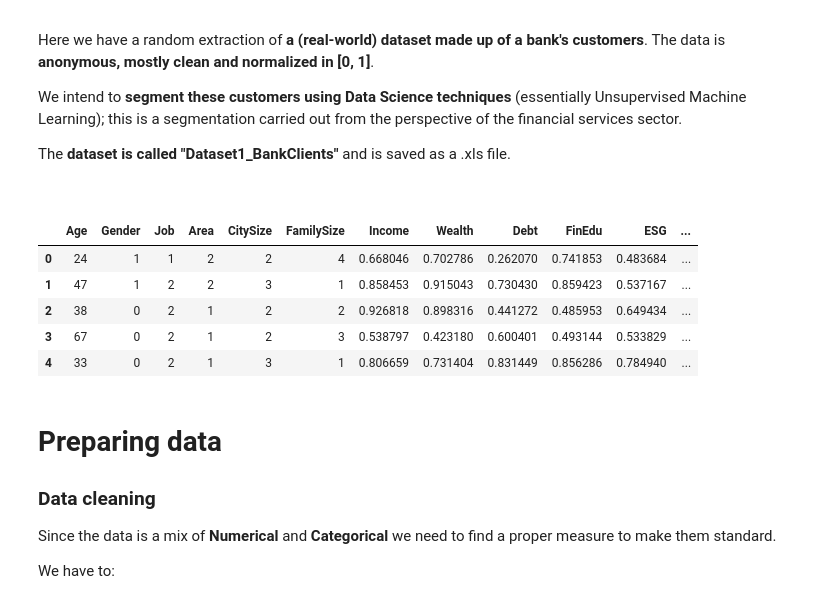
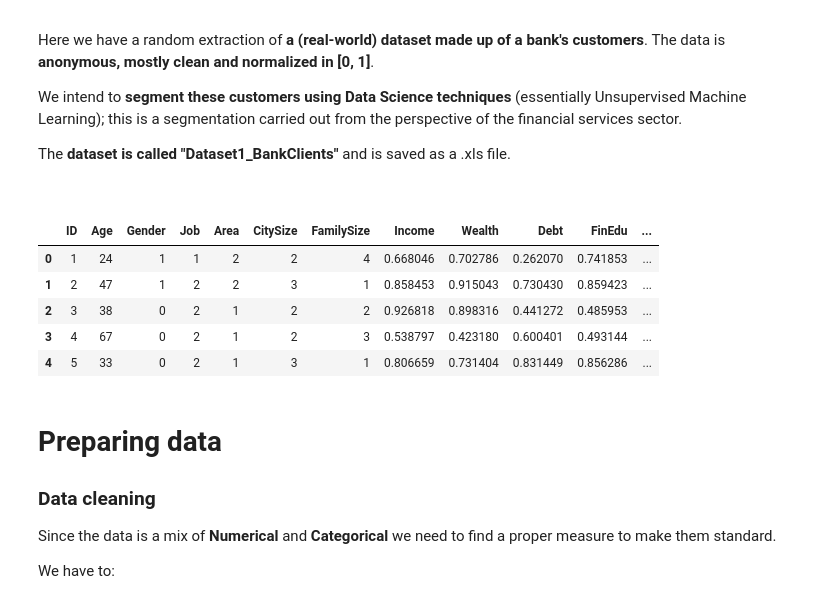
Before and after one commit to Smael-olk/Fintech, a Jupyter notebook: BusinessCase1/Main_Amir.ipynb, the cells around one changed output. Saved outputs shown, nothing was run; the diff lists cells and outputs as text; code cells hidden in the pictures.

```diff
--- a/BusinessCase1/Main_Amir.ipynb
+++ b/BusinessCase1/Main_Amir.ipynb
@@ -25,16 +25,17 @@ import Utilities
 # %%
 # Load data in a DataFrame
 path = "./Dataset1_BankClients.xlsx"
 data = pd.read_excel(path)
-data = data.drop(columns=['ID'])  # Replace 'ID' with the actual column name to drop
+# Don't drop the id
+#data = data.drop(columns=['ID'])
 data.head()
 # %% [output]
-|  | Age | Gender | Job | Area | CitySize | FamilySize | Income | Wealth | Debt | FinEdu | ESG | ... |
-| 0 | 24 | 1 | 1 | 2 | 2 | 4 | 0.668046 | 0.702786 | 0.262070 | 0.741853 | 0.483684 | ... |
-| 1 | 47 | 1 | 2 | 2 | 3 | 1 | 0.858453 | 0.915043 | 0.730430 | 0.859423 | 0.537167 | ... |
-| 2 | 38 | 0 | 2 | 1 | 2 | 2 | 0.926818 | 0.898316 | 0.441272 | 0.485953 | 0.649434 | ... |
-| 3 | 67 | 0 | 2 | 1 | 2 | 3 | 0.538797 | 0.423180 | 0.600401 | 0.493144 | 0.533829 | ... |
-| 4 | 33 | 0 | 2 | 1 | 3 | 1 | 0.806659 | 0.731404 | 0.831449 | 0.856286 | 0.784940 | ... |
+|  | ID | Age | Gender | Job | Area | CitySize | FamilySize | Income | Wealth | Debt | FinEdu | ... |
+| 0 | 1 | 24 | 1 | 1 | 2 | 2 | 4 | 0.668046 | 0.702786 | 0.262070 | 0.741853 | ... |
+| 1 | 2 | 47 | 1 | 2 | 2 | 3 | 1 | 0.858453 | 0.915043 | 0.730430 | 0.859423 | ... |
+| 2 | 3 | 38 | 0 | 2 | 1 | 2 | 2 | 0.926818 | 0.898316 | 0.441272 | 0.485953 | ... |
+| 3 | 4 | 67 | 0 | 2 | 1 | 2 | 3 | 0.538797 | 0.423180 | 0.600401 | 0.493144 | ... |
+| 4 | 5 | 33 | 0 | 2 | 1 | 3 | 1 | 0.806659 | 0.731404 | 0.831449 | 0.856286 | ... |
 # %% [markdown]
 # Preparing data
 
```
Also changed, not shown: parts of 11 cells of this notebook, 6 other files.
